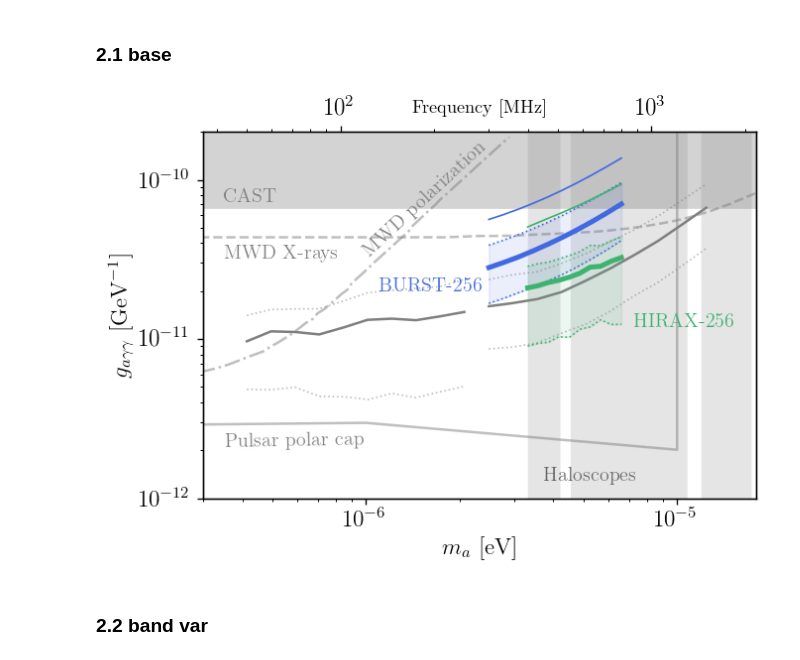
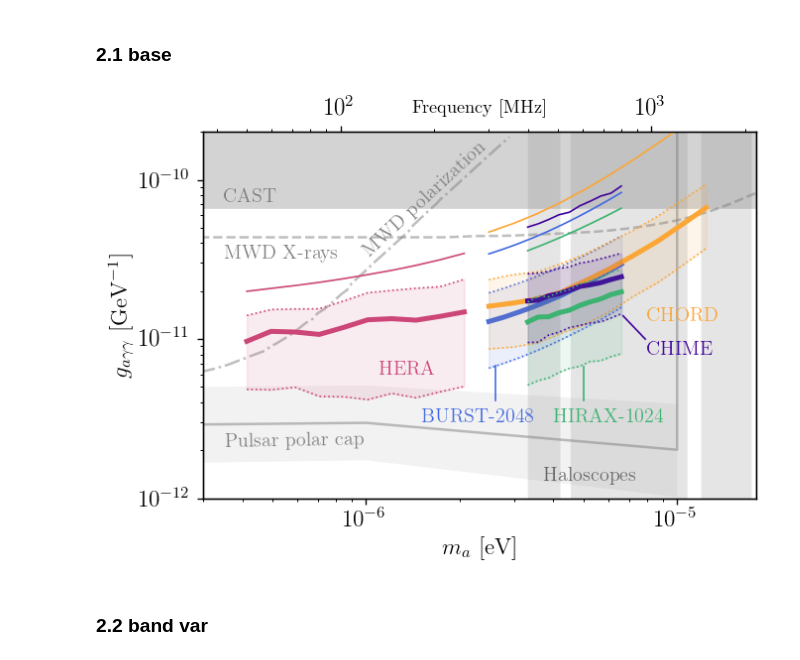
Before and after one commit to yitiansun/axion-mirror, a Jupyter notebook: estimates/plot_reach.ipynb, the cells around one changed output. Saved outputs shown, nothing was run; the diff lists cells and outputs as text; code cells hidden in the pictures.

```diff
--- a/estimates/plot_reach.ipynb
+++ b/estimates/plot_reach.ipynb
@@ -123,6 +123,8 @@ def plot_full_reach_extras(ax, mode='yhigh'):
     limit_ma_arr, limit_gagg_arr = np.loadtxt("../data/limits/PulsarPolarCap.txt", unpack=True)
     ax.plot(limit_ma_arr, limit_gagg_arr, color='gray', ls='-', alpha=0.5)
     ax.text(txyr['ppc'][0], txyr['ppc'][1], 'Pulsar polar cap', color='gray', rotation=1)
+    limit_ma_arr, limit_gagg_arr_upper, limit_gagg_arr_lower = np.loadtxt("../data/limits/PulsarPolarCap_band.txt", unpack=True)
+    ax.fill_between(10**limit_ma_arr, 10**limit_gagg_arr_upper, 10**limit_gagg_arr_lower, color='gray', alpha=0.1, ec=None)
     limit_ma_arr, limit_gagg_arr = np.loadtxt("../data/limits/MWDPolarisation.txt", unpack=True)
     ax.plot(limit_ma_arr, limit_gagg_arr, color='gray', ls='-.', alpha=0.5)
     ax.text(txyr['mp'][0], txyr['mp'][1], 'MWD polarization', color='gray', rotation=txyr['mp r'])
@@ -135,7 +137,7 @@ def plot_full_reach_extras(ax, mode='yhigh'):
     ax.fill_between(limit_ma_arr, limit_gagg_arr, np.full_like(limit_gagg_arr, 1), color='gray', alpha=0.2, ec=None)
     ax.text(txyr['h'][0], txyr['h'][1], 'Haloscopes', color=cms['binary'](0.6))
 
-def plot_samples(ax, sample_fn, color=None, mode='band', zorder=-1, **kwargs):
+def plot_samples(ax, sample_fn, color=None, mode='band', zorder=-1, max_n_sample=None, **kwargs):
     """Plot samples from a file.
 
     Args:
@@ -157,6 +159,8 @@ def plot_samples(ax, sample_fn, color=None, mode='band', zorder=-1, **kwargs):
         default_kwargs.update(kwargs)
         ax.plot(ma_arr, gagg_arr[0], **default_kwargs)
     else:
+        if max_n_sample is not None:
+            gagg_arr = gagg_arr[:max_n_sample]
         if mode == 'samples':
             for gagg_sample in gagg_arr:
                 default_kwargs = dict(color=color, alpha=0.1, zorder=-1)
@@ -225,36 +229,37 @@ label_xy_dict = {
 # %% [markdown]
 ### 2.1 base
 # %%
-save_name = 'reach2'
-pc_names = ['HIRAX256', 'BURSTT256']
-base_names = ['HERA', 'CHORD']
-# save_name = 'reach'
-# pc_names = ['HERA', 'CHORD', 'CHIME', 'HIRAX1024', 'BURSTT2048']
-# base_names = []
+# save_name = 'reach2'
+# pc_names = ['HIRAX256', 'BURSTT256']
+# base_names = ['HERA', 'CHORD']
+save_name = 'reach'
+pc_names = ['HERA', 'CHORD', 'CHIME', 'HIRAX1024', 'BURSTT2048']
+base_names = []
 
 fig, ax = plt.subplots()
 
 for pc_name in pc_names + base_names:
     pc = pc_dict[pc_name]
     samples_fn = f"../outputs/plot_data/{pc.name}/total-base.h5"
     plot_samples(ax, samples_fn, color=color_dict[pc_name], mode=('band' if pc_name in pc_names else 'base'), zorder=zorder_dict[pc_name])
 
     if pc_name in pc_names:
         samples_fn = f"../outputs/plot_data/{pc.name}/gsr.h5"
         plot_samples(ax, samples_fn, color=color_dict[pc_name], mode='median', zorder=zorder_dict[pc_name])
 
 plot_full_reach_labels(ax, pc_names, color_dict, label_dict, label_xy_dict)
 plot_full_reach_extras(ax, mode='ylow')
 set_full_reach_axes(ax, y_upper=2e-10)
 
-# ax.plot([2.6e-6, 2.6e-6], [4.1e-12, 6.8e-12], color=color_dict['BURSTT2048'], lw=1)
-# ax.plot([5.0e-6, 5.0e-6], [4.1e-12, 6.7e-12], color=color_dict['HIRAX1024'], lw=1)
-# ax.plot([6.7e-6, 7.9e-6], [1.4e-11, 1.0e-11], color=color_dict['CHIME'], lw=1)
+if save_name == 'reach':
+    ax.plot([2.6e-6, 2.6e-6], [4.1e-12, 6.8e-12], color=color_dict['BURSTT2048'], lw=1)
+    ax.plot([5.0e-6, 5.0e-6], [4.1e-12, 6.7e-12], color=color_dict['HIRAX1024'], lw=1)
+    ax.plot([6.7e-6, 7.9e-6], [1.4e-11, 1.0e-11], color=color_dict['CHIME'], lw=1)
 
 if save_name is not None:
     fig.savefig(f'../outputs/reach_plots/{save_name}.pdf')
 # %% [output]
-[figure, old version]
+[figure, new version]
 # %% [markdown]
 ### 2.2 band var
 # %%
```
Also changed, not shown: parts of 7 cells of this notebook, 7 other files.
